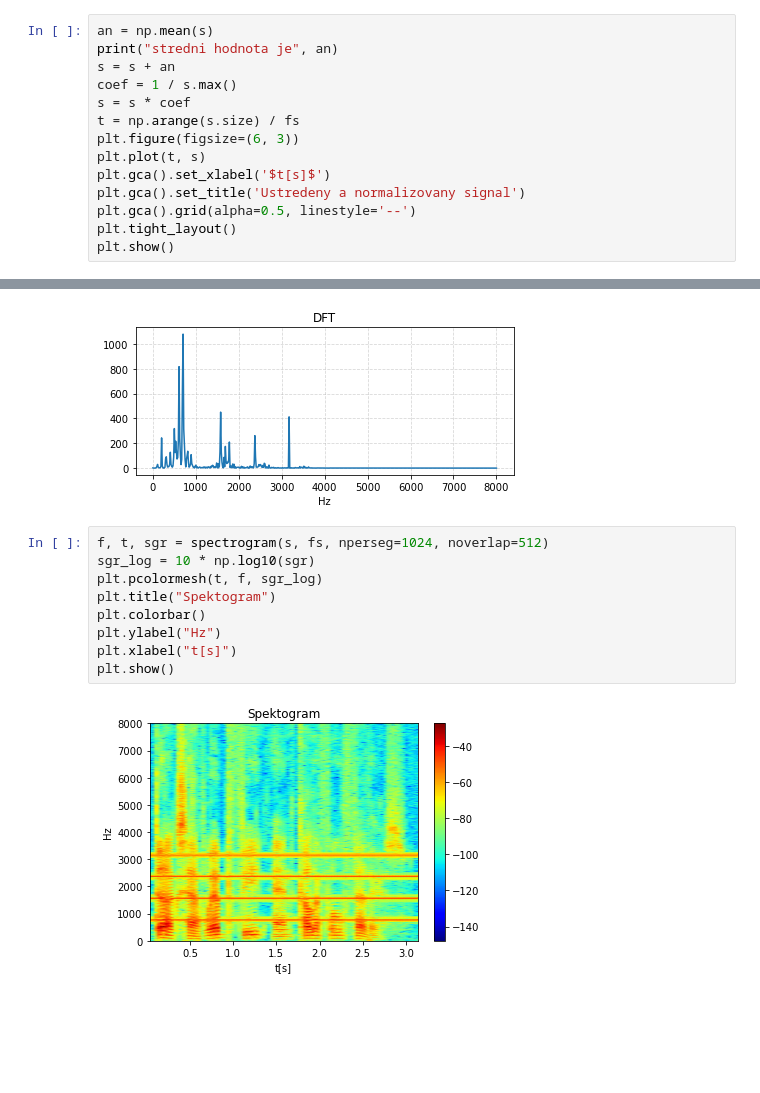
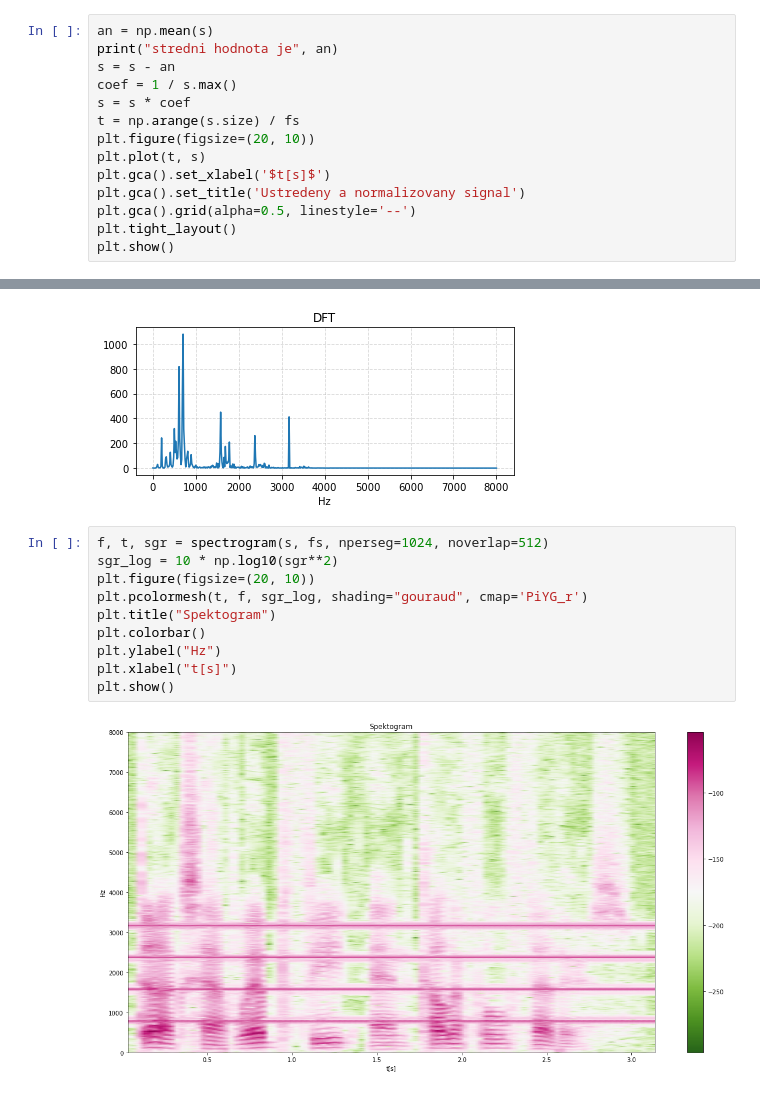
Before and after one commit to adamkankovsky/ISS_Projekt, a Jupyter notebook: ISSproj.ipynb, the cells around one changed output, grey strips where cells are left out. Cells and saved outputs as stored; diff of their text form; blank space fills up the shorter version.

```diff
--- a/ISSproj.ipynb
+++ b/ISSproj.ipynb
@@ -32,11 +32,11 @@ maximum je 0.105255126953125
 # %%
 an = np.mean(s)
 print("stredni hodnota je", an)
-s = s + an
+s = s - an
 coef = 1 / s.max()
 s = s * coef
 t = np.arange(s.size) / fs
-plt.figure(figsize=(6, 3))
+plt.figure(figsize=(20, 10))
 plt.plot(t, s)
 plt.gca().set_xlabel('$t[s]$')
 plt.gca().set_title('Ustredeny a normalizovany signal')
@@ -78,12 +80,13 @@ plt.show()
 [figure]
 # %%
 f, t, sgr = spectrogram(s, fs, nperseg=1024, noverlap=512)
-sgr_log = 10 * np.log10(sgr)
-plt.pcolormesh(t, f, sgr_log)
+sgr_log = 10 * np.log10(sgr**2)
+plt.figure(figsize=(20, 10))
+plt.pcolormesh(t, f, sgr_log, shading="gouraud", cmap='PiYG_r')
 plt.title("Spektogram")
 plt.colorbar()
 plt.ylabel("Hz")
 plt.xlabel("t[s]")
 plt.show()
 # %% [output]
-[figure, old version]
+[figure, new version]
```
Also changed, not shown: parts of 9 cells of this notebook, 2 other files.
